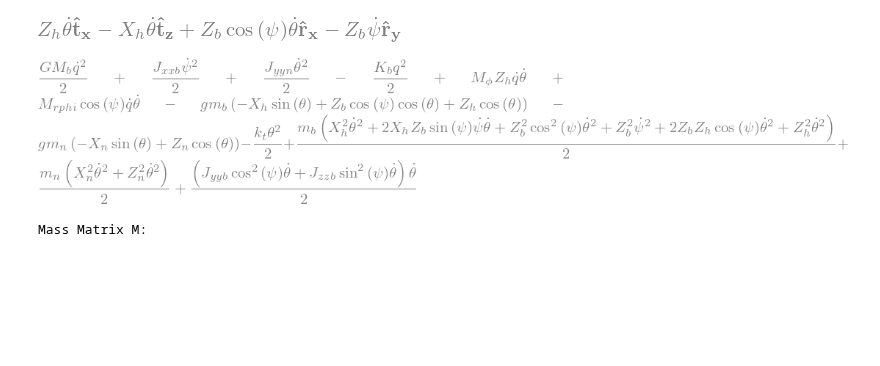
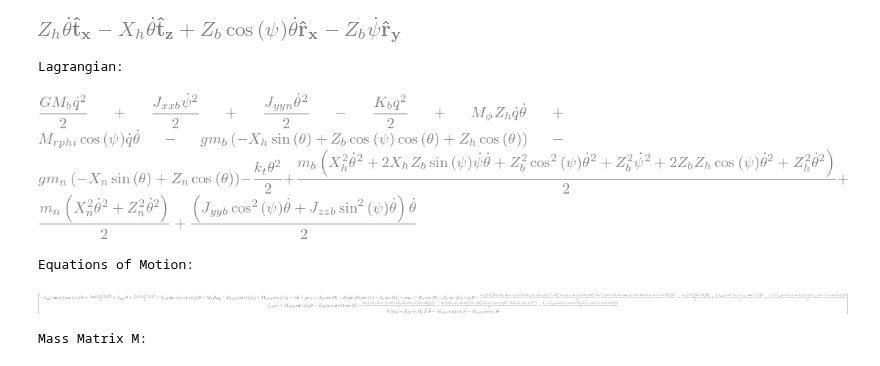
Before and after one commit to dinornall/Honors-Thesis, a Jupyter notebook: onebladeTNflex.ipynb, the cells around one changed output. Saved outputs shown, nothing was run; the diff lists cells and outputs as text; code cells hidden in the pictures; blank space fills up the shorter version.

```diff
--- a/onebladeTNflex.ipynb
+++ b/onebladeTNflex.ipynb
@@ -70,12 +70,18 @@ damping = [(T, -c_t*theta.diff(t)*N.y)]                        # viscous tower d
 # %%
 # Equations of Motion via Lagrange's Method
 L_rigid = Lagrangian(N, Nacelle, Blade)                        # rigid body lagrangian
 L = L_rigid + T_flex + T_coupling - V_flex                     # total system lagrangian
+print("Lagrangian:")
 display(L) # Display the total Lagrangian
 LM = LagrangesMethod(L, [theta, psi, q], forcelist=damping, frame=N)
-EOM = LM.form_lagranges_equations()                          # generate the symbolic EOMs
+EOM = LM.form_lagranges_equations()       # generate the symbolic EOMs
+print("Equations of Motion:")
+display(EOM)
 # %% [output]
+Lagrangian:
 [figure]
+Equations of Motion:
+[figure, added]
 # %%
 # Output
 M = sp.simplify(sp.trigsimp(LM.mass_matrix))         # symbolic mass matrix M(q)
```
Also changed, not shown: parts of 2 cells of this notebook, 4 other files.
